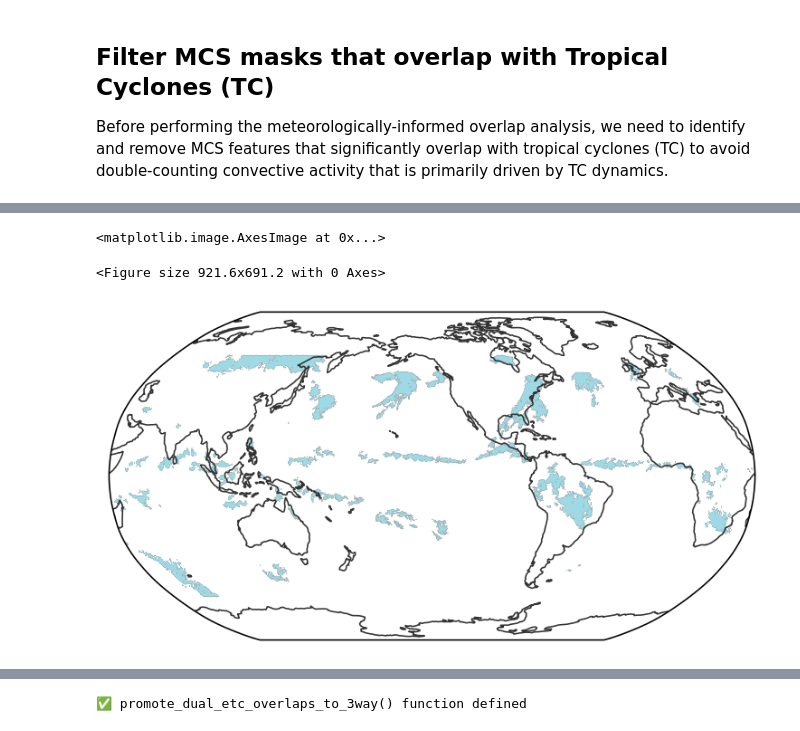
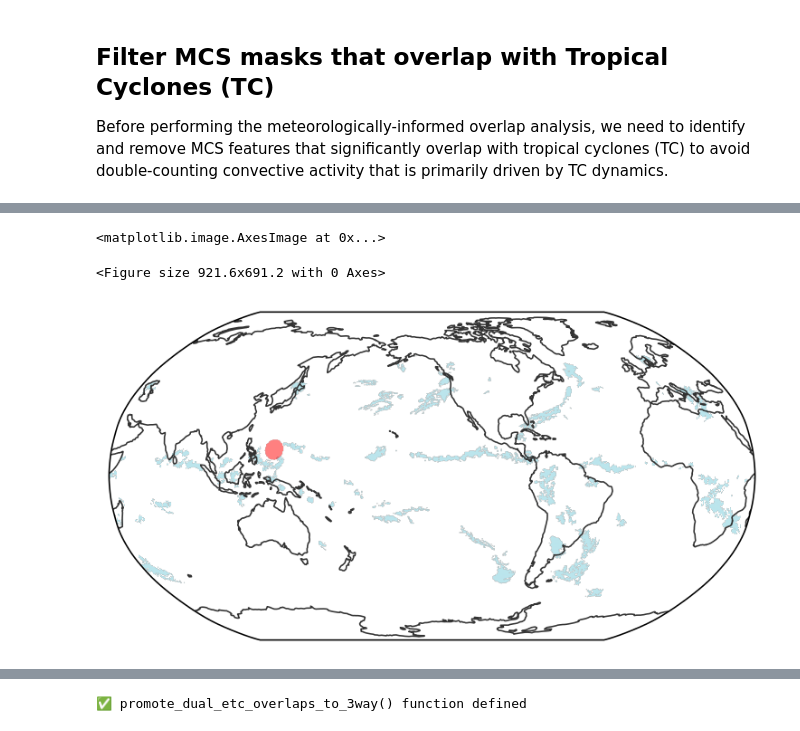
Before and after one commit to WACCEM/gsrm_cooccurrencefeature, a Jupyter notebook: test_id_cooccurrence_v2.ipynb, the cells around one changed output, grey strips where cells are left out. Saved outputs shown, nothing was run; the diff lists cells and outputs as text; code cells hidden in the pictures.

Commit message:
Added removing MCSs overlapping with TCs.
1. Added a function filter_mcs_tc_overlaps to filter MCSs that overlap with TCs.
2. DataSet and subsequent masks are updated with the filtered MCS data.

```diff
--- a/test_id_cooccurrence_v2.ipynb
+++ b/test_id_cooccurrence_v2.ipynb
@@ -84,10 +84,12 @@ Data variables:
 # %%
 # tm = '2019-11-24T03'
 # tm = '2019-11-26T06'
+# tm = '2019-11-26T21'
 # tm = '2019-11-27T06'
 # tm = '2019-11-28T12'
+tm = '2019-11-29T06'
 # tm = '2019-11-30T09'
-tm = '2019-11-30T21'
+# tm = '2019-11-30T21'
 
 # Select single time step first
 _ds = ds.sel(time=tm, method='nearest')
@@ -1190,0 +901,35 @@ array([    0., 16236., 16465., 16547., 16609., 16612., 16675., 16678.,
+# %%
+# APPLY VECTORIZED MCS-TC FILTERING
+print("🚀 APPLYING MCS-TC FILTERING")
+print("="*45)
+
+# Apply TC filtering to MCS masks
+tc_filtering_results = filter_mcs_tc_overlaps(
+    mcs_mask=_ds.mcs_mask,
+    tc_mask=_ds.tc_mask,
+    overlap_threshold=0.10,  # 10% threshold
+    verbose=True
+)
+
+# Extract results
+mcs_filtered = tc_filtering_results['mcs_filtered']
+mcs_to_remove = tc_filtering_results['removed_tracks']
+# mcs_tc_overlap_stats = tc_filtering_results['overlap_stats']
+filtering_summary = tc_filtering_results['summary']
+
+# Update the dataset with filtered MCS mask
+_ds = _ds.assign(mcs_mask_original=_ds.mcs_mask, mcs_mask=mcs_filtered)
+
+# Update feature counts for subsequent analysis
+n_mcs = filtering_summary['final_count']
+
+# Update binary masks for downstream analysis
+mcs_binary = (mcs_filtered > 0).astype(int)
+
+print(f"\nUpdated feature counts for overlap analysis:")
+print(f"  MCS tracks (TC-filtered): {n_mcs}")
+print(f"  AR tracks: {n_ar}")
+print(f"  ETC tracks: {n_etc}")
+print(f"  TC tracks: {n_tc}")
+
+print(f"\n✅ MCS-TC filtering complete!")
@@ -1191,9 +957,13 @@ array([    0., 16236., 16465., 16547., 16609., 16612., 16675., 16678.,
 # %%
-egh.healpix_show(_mcs_filtered.where(_mcs_filtered>0), vmin=_mcs_filtered.min(), vmax=_mcs_filtered.max(), cmap='tab20')
+egh.healpix_show(mcs_filtered.where(mcs_filtered>0), vmin=mcs_filtered.min(), vmax=mcs_filtered.max(), cmap='tab20', alpha=0.7)
+# egh.healpix_show(tracks_remove_mask.where(tracks_remove_mask>0), vmin=_mcs_filtered.min(), vmax=_mcs_filtered.max(), cmap='tab20')
+tc_mask = _ds.tc_mask
+tc_binary = xr.where(tc_mask > 0, 1, 0)
+egh.healpix_show(tc_binary.where(tc_binary>0), vmin=0.5, vmax=1.5, cmap=mpl.colors.ListedColormap(['red']), alpha=0.5)
 # %% [output]
 <matplotlib.image.AxesImage at 0x...>
 <Figure size 921.6x691.2 with 0 Axes>
-[figure, old version]
+[figure, new version]
 # %%
 # UPDATE BINARY MASKS AND OVERLAP SUMS WITH FILTERED MCS DATA
 print("\nUpdating binary masks and overlap sums with TC-filtered MCS data...")
```
Also changed, not shown: parts of 15 cells of this notebook.
